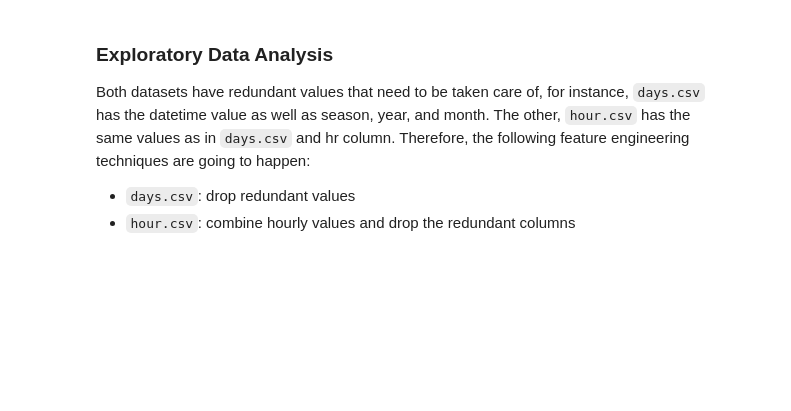
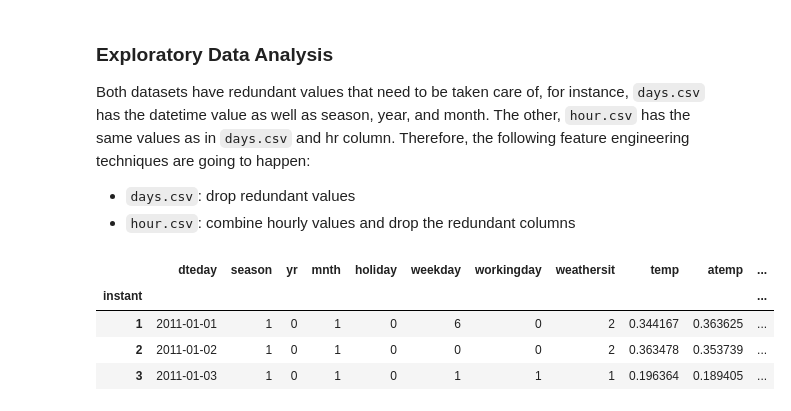
Before and after one commit to dissagaliyeva/bike-sharing, a Jupyter notebook: analysis.ipynb, the cells around one changed output. Cells and saved outputs as stored; diff of their text form; code cells hidden in the pictures; blank space fills up the shorter version.

```diff
--- a/analysis.ipynb
+++ b/analysis.ipynb
@@ -79,3 +80,10 @@ Both datasets have redundant values that need to be taken care of, for instance,
 - `hour.csv`: combine hourly values and drop the redundant columns
 # %%
 # days.csv dataset
+days.head(3)
+# %% [output]
+|  | dteday | season | yr | mnth | holiday | weekday | workingday | weathersit | temp | atemp | ... |
+| instant |  |  |  |  |  |  |  |  |  |  | ... |
+| 1 | 2011-01-01 | 1 | 0 | 1 | 0 | 6 | 0 | 2 | 0.344167 | 0.363625 | ... |
+| 2 | 2011-01-02 | 1 | 0 | 1 | 0 | 0 | 0 | 2 | 0.363478 | 0.353739 | ... |
+| 3 | 2011-01-03 | 1 | 0 | 1 | 0 | 1 | 1 | 1 | 0.196364 | 0.189405 | ... |
```
Also changed, not shown: parts of 6 cells of this notebook, 1 other file.
